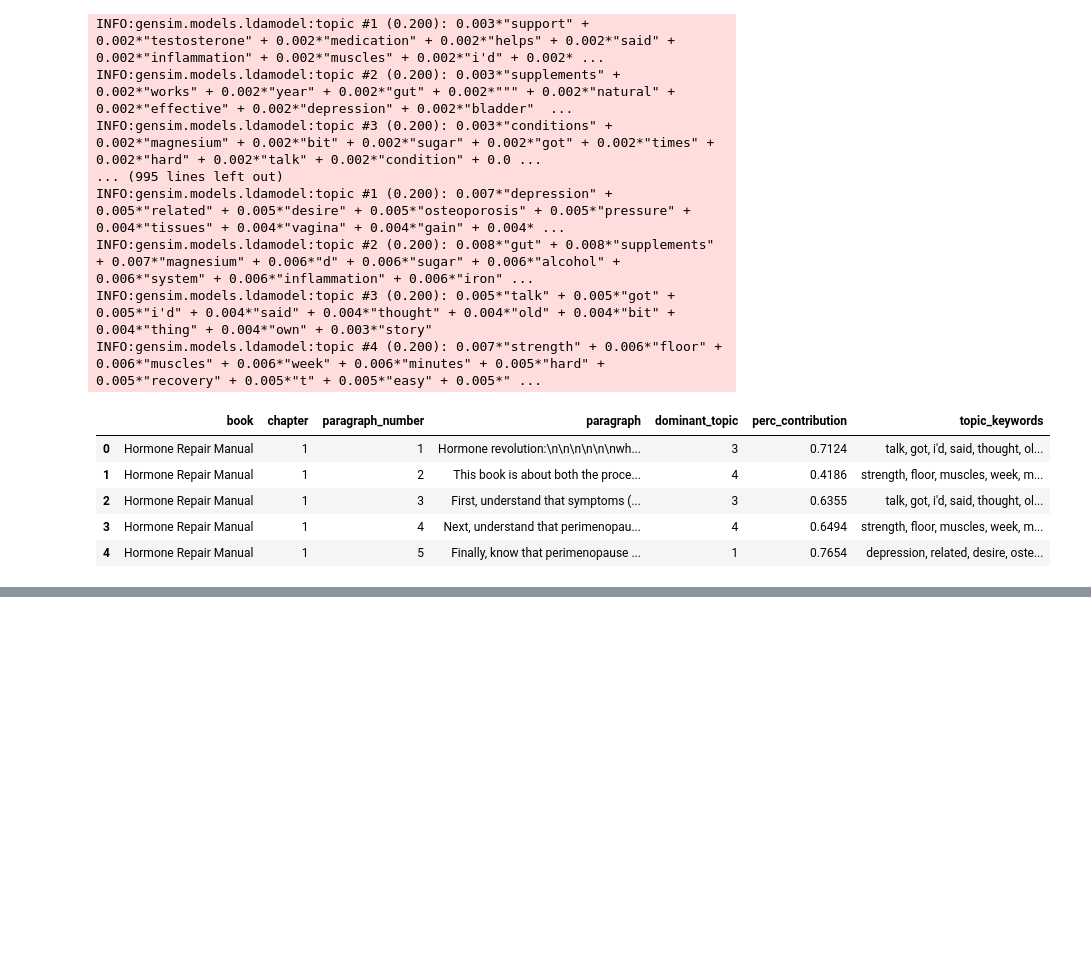
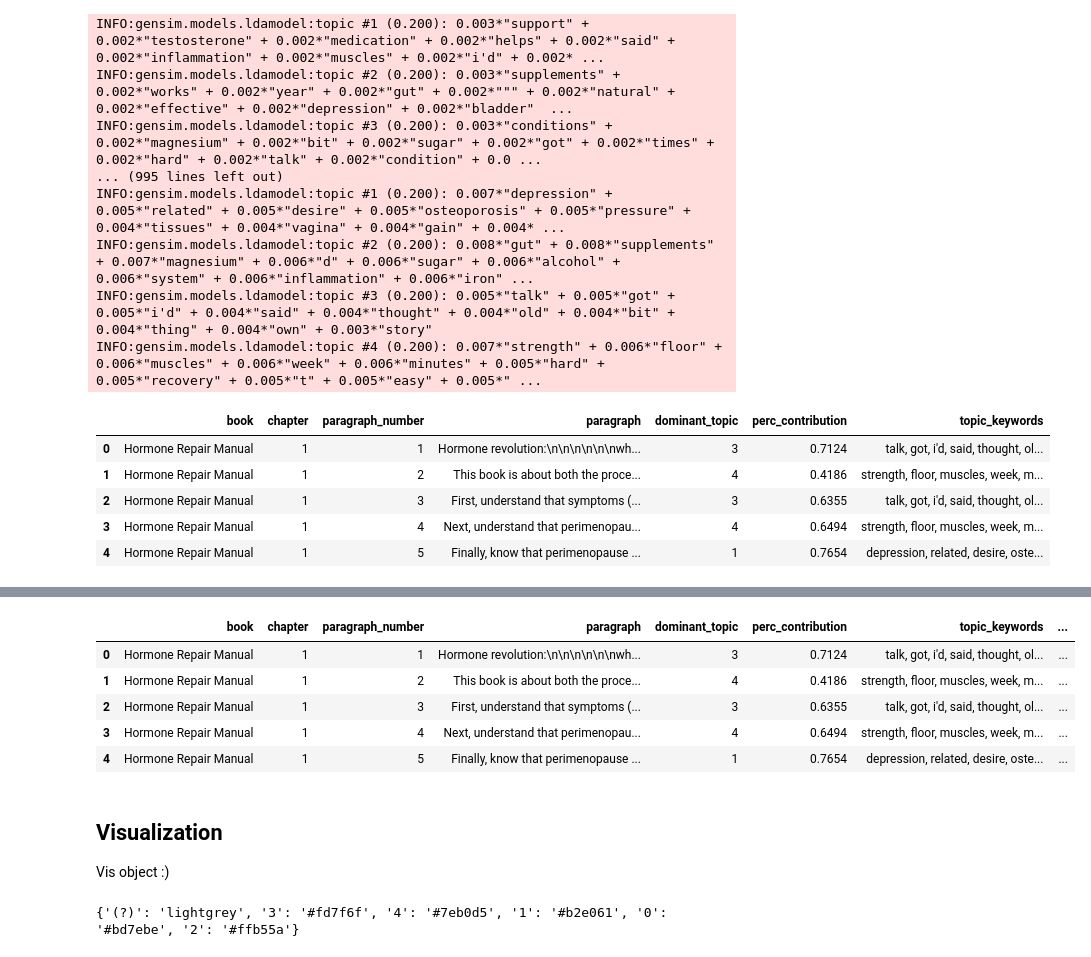
Before and after one commit to hamzeiehsan/lda_sentiment_books, a Jupyter notebook: lda_notebook.ipynb, the cells around one changed output, grey strips where cells are left out. Saved outputs shown, nothing was run; the diff lists cells and outputs as text; code cells hidden in the pictures; blank space fills up the shorter version.

```diff
--- a/lda_notebook.ipynb
+++ b/lda_notebook.ipynb
@@ -148,3 +148,5 @@ lda_model.df.head()  # checking the first five records
 | 2 | Hormone Repair Manual | 1 | 3 | First, understand that symptoms (... | 3 | 0.6355 | talk, got, i'd, said, thought, ol... |
 | 3 | Hormone Repair Manual | 1 | 4 | Next, understand that perimenopau... | 4 | 0.6494 | strength, floor, muscles, week, m... |
 | 4 | Hormone Repair Manual | 1 | 5 | Finally, know that perimenopause ... | 1 | 0.7654 | depression, related, desire, oste... |
+# %%
+all_lda_df = lda_model.df
@@ -150,0 +162,3 @@ lda_model.df.head()  # checking the first five records
+# %%
+from sentiment import Sentiment
+sentiment = Sentiment(all_lda_df)
@@ -150,0 +167,13 @@ lda_model.df.head()  # checking the first five records
+# %%
+sentiment.df.head()
+# %% [output]
+|  | book | chapter | paragraph_number | paragraph | dominant_topic | perc_contribution | topic_keywords | ... |
+| 0 | Hormone Repair Manual | 1 | 1 | Hormone revolution:\n\n\n\n\n\nwh... | 3 | 0.7124 | talk, got, i'd, said, thought, ol... | ... |
+| 1 | Hormone Repair Manual | 1 | 2 | This book is about both the proce... | 4 | 0.4186 | strength, floor, muscles, week, m... | ... |
+| 2 | Hormone Repair Manual | 1 | 3 | First, understand that symptoms (... | 3 | 0.6355 | talk, got, i'd, said, thought, ol... | ... |
+| 3 | Hormone Repair Manual | 1 | 4 | Next, understand that perimenopau... | 4 | 0.6494 | strength, floor, muscles, week, m... | ... |
+| 4 | Hormone Repair Manual | 1 | 5 | Finally, know that perimenopause ... | 1 | 0.7654 | depression, related, desire, oste... | ... |
+# %% [markdown]
+## Visualization
+
+Vis object :)
@@ -150,0 +185,4 @@ lda_model.df.head()  # checking the first five records
+# %%
+vis.treemap_chapter_theme()
+# %% [output]
+{'(?)': 'lightgrey', '3': '#fd7f6f', '4': '#7eb0d5', '1': '#b2e061', '0': '#bd7ebe', '2': '#ffb55a'}
```
Also changed, not shown: parts of 6 cells of this notebook, 1 other file.
